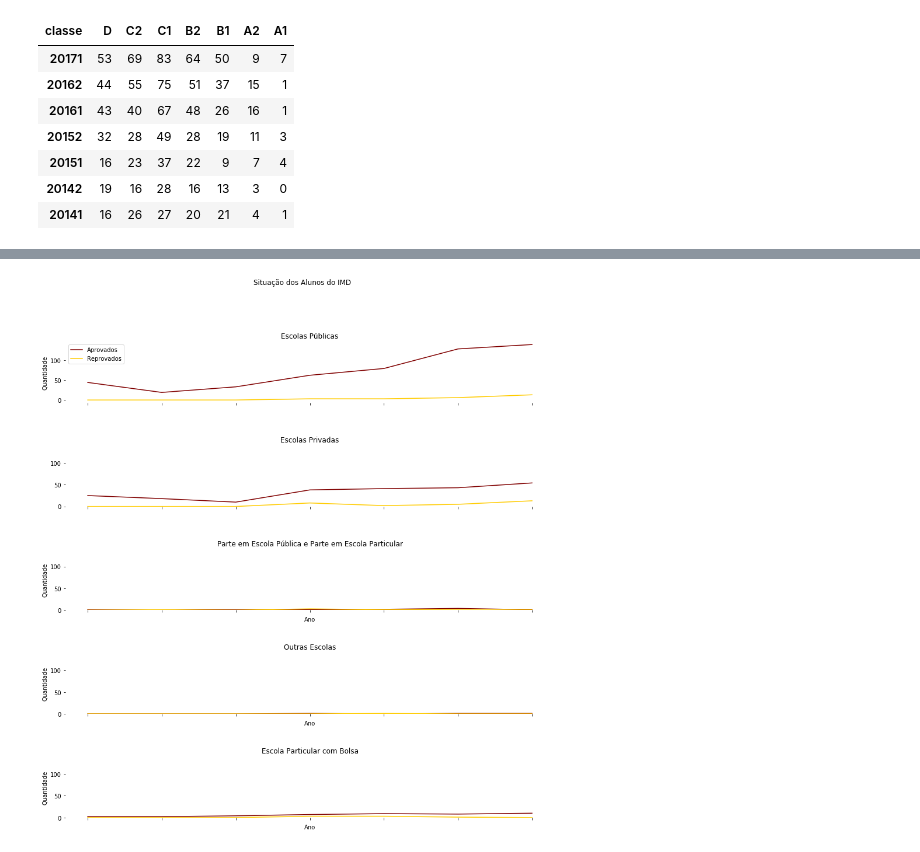
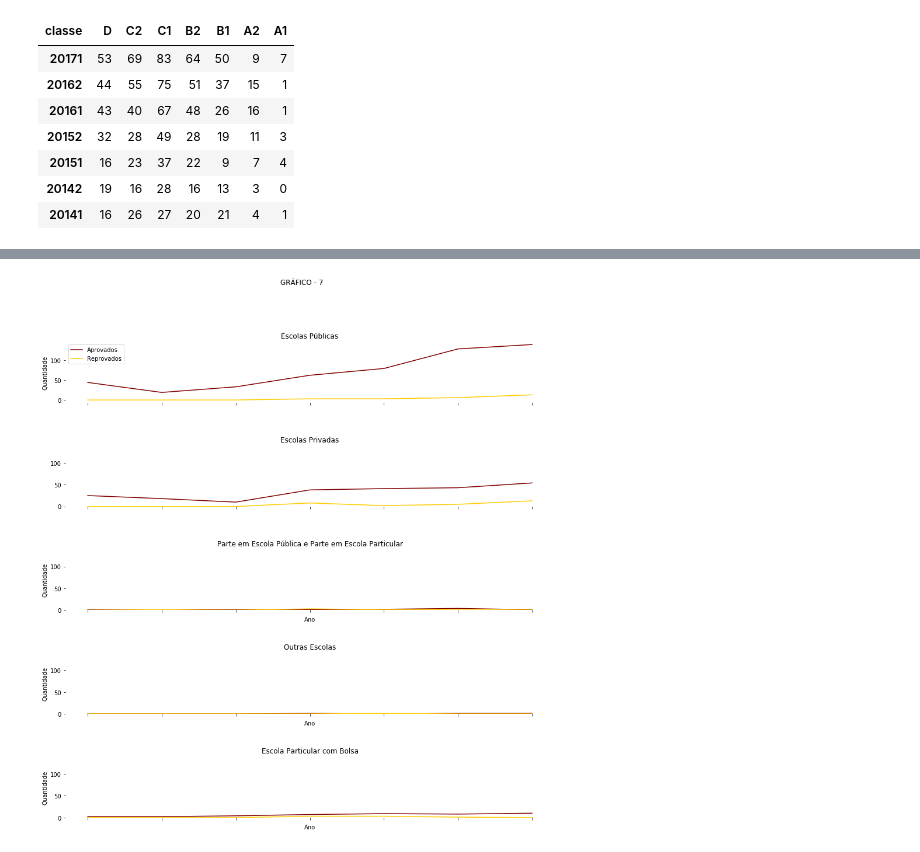
Before and after one commit to lucasgmpaiva/Analise_Dados_UFRN, a Jupyter notebook: UFRN Data Analysis.ipynb, the cells around one changed output, grey strips where cells are left out. Saved outputs shown, nothing was run; the diff lists cells and outputs as text; code cells hidden in the pictures.

```diff
--- a/UFRN Data Analysis.ipynb
+++ b/UFRN Data Analysis.ipynb
@@ -846,0 +847,11 @@ plt.show()
+# %%
+cor1 = (128/255,0/255,0/255); cor2 = (255/255,204/255,0/255); cor3 = (255/255,51/255,0/255); cor4 = (102/255,153/255,0/255)
+cor5 = (0/255,204/255,153/255); cor6 = (0/255,153/255,255/255); cor7 = (51/255,51/255,204/255); cor8 = (153/255,51/255,255/255)
+cor9 = (204/255,0/255,204/255)
+%matplotlib inline
+axe = all_private_school.plot( kind='bar', x ='index', y = ['APROVADO', 'APROVADO POR NOTA','EXCLUIDA','DESISTENCIA', 'TRANCADO', 'CANCELADO', 'INDEFERIDO','REPROVADO', 'REPROVADO POR MÉDIA E POR FALTAS'],
+              color=[cor1,cor2,cor3,cor4,cor5,cor6,cor7,cor8,cor9],figsize=(15,8), linewidth=4,
+              title='GRÁFICO - 6', legend= True)
+axe.set_xlabel("")
+axe.set_ylabel("Quantidade")
+plt.show()
@@ -847,57 +866,44 @@ plt.show()
 # %%
 fig_situacao, axies = plt.subplots( ncols=1, nrows=5, figsize=(15,15))
-
 def cleanPosicoes():
     posicoes = ['left','right','bottom', 'top']
     for i in range(0,4):
         ax.spines[posicoes[i]].set_visible(False)
-
 ax = all_public_school.plot( kind='line', x ='index', y = ['Aprovados', 'Reprovados' ],
               color=[cor1,cor2],
               title='Escolas Públicas', ax = axies[0])
-
 ax.set_xlabel("")
 ax.set_ylabel("Quantidade")
 cleanPosicoes()
-
-
 ax = all_private_school.plot( kind='line', x ='index', y = ['Aprovados', 'Reprovados' ],
               color=[cor1,cor2],
               title='Escolas Privadas', ax = axies[1], legend= False)
-
 ax.set_xlabel("")
 ax.set_ylim([0, 140])
 cleanPosicoes()
-
 ax = middle_school.plot( kind='line', x ='index', y = ['Aprovados', 'Reprovados'],
               color=[cor1,cor2],
               title='Parte em Escola Pública e Parte em Escola Particular', ax = axies[2], legend= False)
-
 ax.set_xlabel("Ano")
 ax.set_ylabel("Quantidade")
 ax.set_ylim([0, 140])
 cleanPosicoes()
-
 ax = other_school.plot( kind='line', x ='index', y = ['Aprovados', 'Reprovados'],
               color=[cor1,cor2],
               title='Outras Escolas', ax = axies[3], legend= False)
-
 ax.set_xlabel("Ano")
 ax.set_ylabel("Quantidade")
 ax.set_ylim([0, 140])
 cleanPosicoes()
-
 ax = bolsa_school.plot( kind='line', x ='index', y = ['Aprovados', 'Reprovados'],
               color=[cor1,cor2],
               title='Escola Particular com Bolsa', ax = axies[4], legend= False)
-
 ax.set_xlabel("Ano")
 ax.set_ylabel("Quantidade")
 ax.set_ylim([0, 140])
 cleanPosicoes()
-
 fig_situacao.subplots_adjust(hspace = 0.7)
-fig_situacao.suptitle("Situação dos Alunos do IMD")
+fig_situacao.suptitle("GRÁFICO - 7")
 plt.show()
 # %% [output]
-[figure, old version]
+[figure, new version]
```
Also changed, not shown: parts of 78 cells of this notebook, 1 other file.
